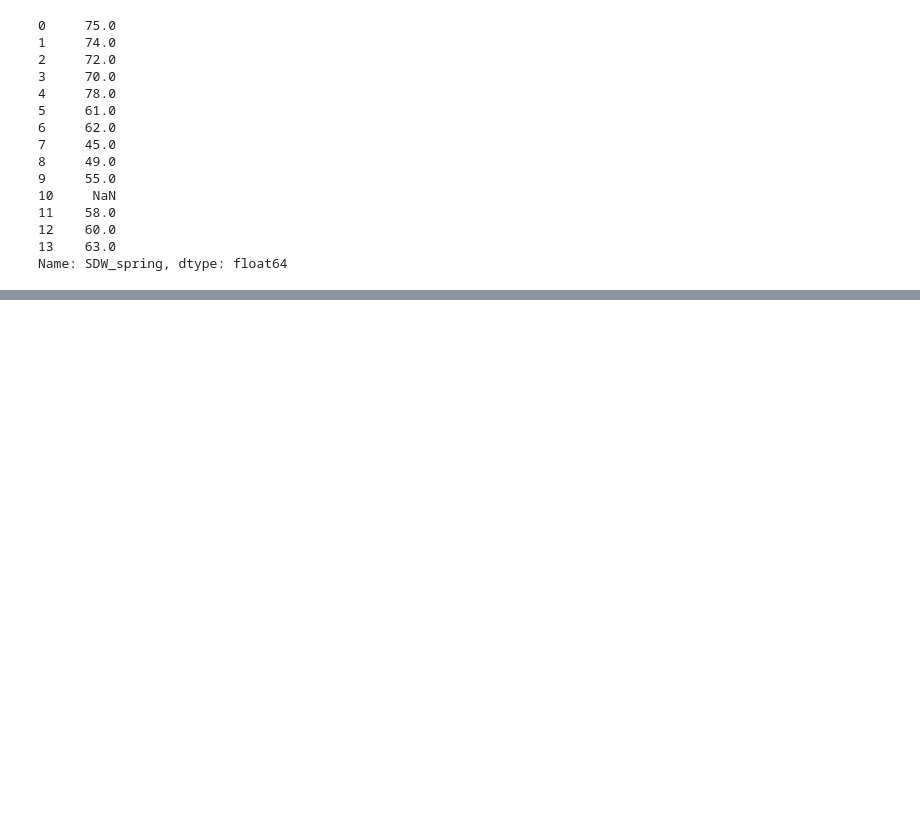
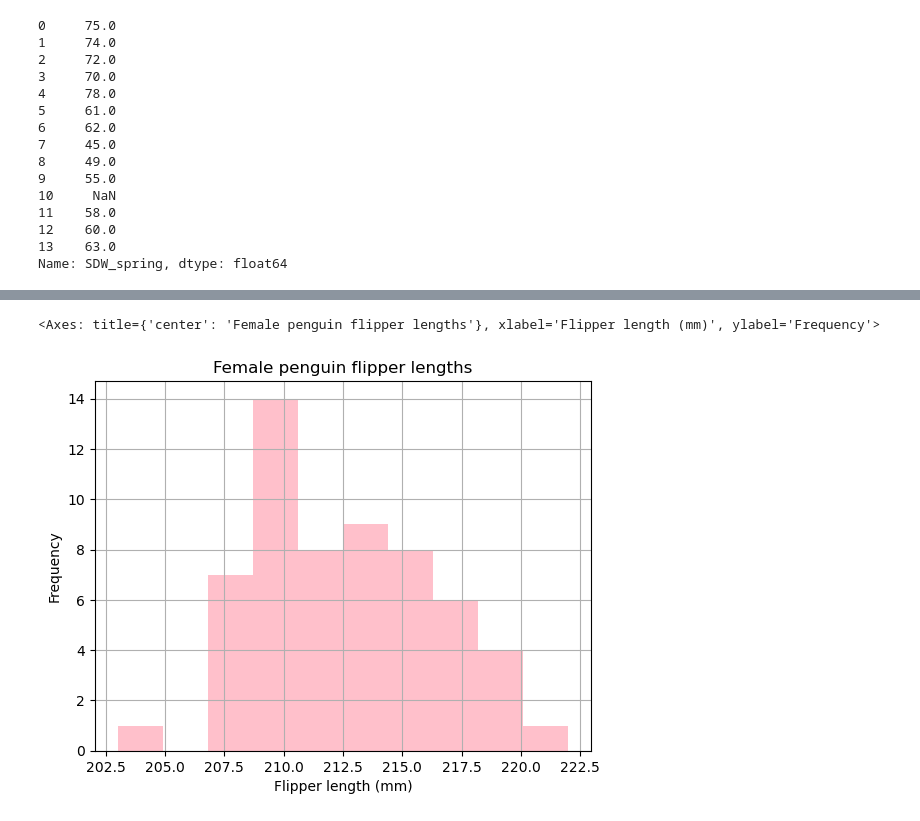
Before and after one commit to kylienewcomer/eds220-2025-in-class, a Jupyter notebook: week2/lesson4-basic-plotting.ipynb, the cells around one changed output, grey strips where cells are left out. Cells and saved outputs as stored; diff of their text form; code cells hidden in the pictures; blank space fills up the shorter version.

```diff
--- a/week2/lesson4-basic-plotting.ipynb
+++ b/week2/lesson4-basic-plotting.ipynb
@@ -169,0 +242,11 @@ Name: SDW_spring, dtype: float64
+# %%
+female_gentoo = penguins[(penguins['sex']== 'female') & (penguins['species']== 'Gentoo')]
+
+female_gentoo['flipper_length_mm'].plot(kind='hist',
+                                title='Female penguin flipper lengths',
+                                xlabel='Flipper length (mm)',
+                                grid=True,
+                                 color = 'pink')
+# %% [output]
+<Axes: title={'center': 'Female penguin flipper lengths'}, xlabel='Flipper length (mm)', ylabel='Frequency'>
+[figure, added]
```
Also changed, not shown: parts of 8 cells of this notebook.
